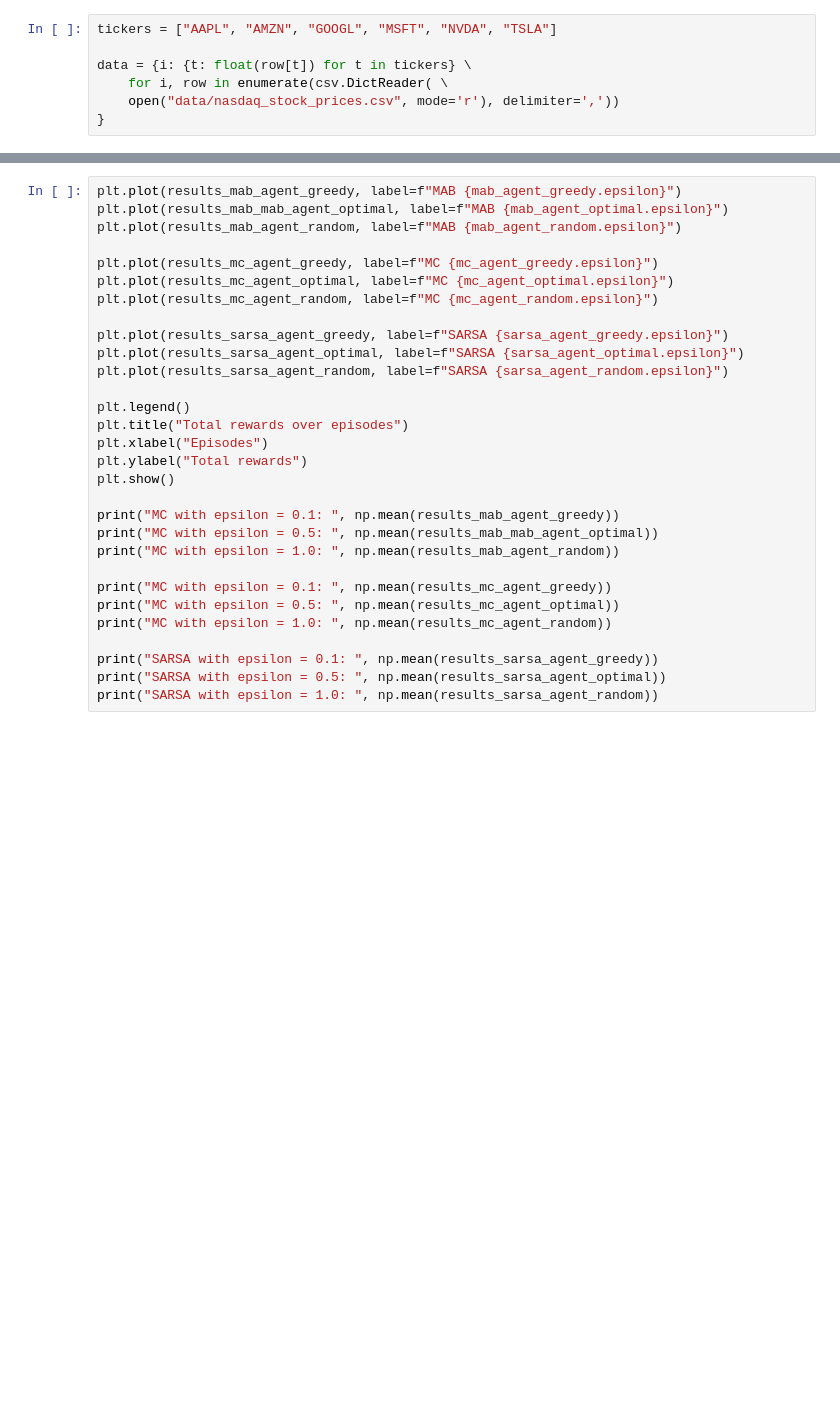
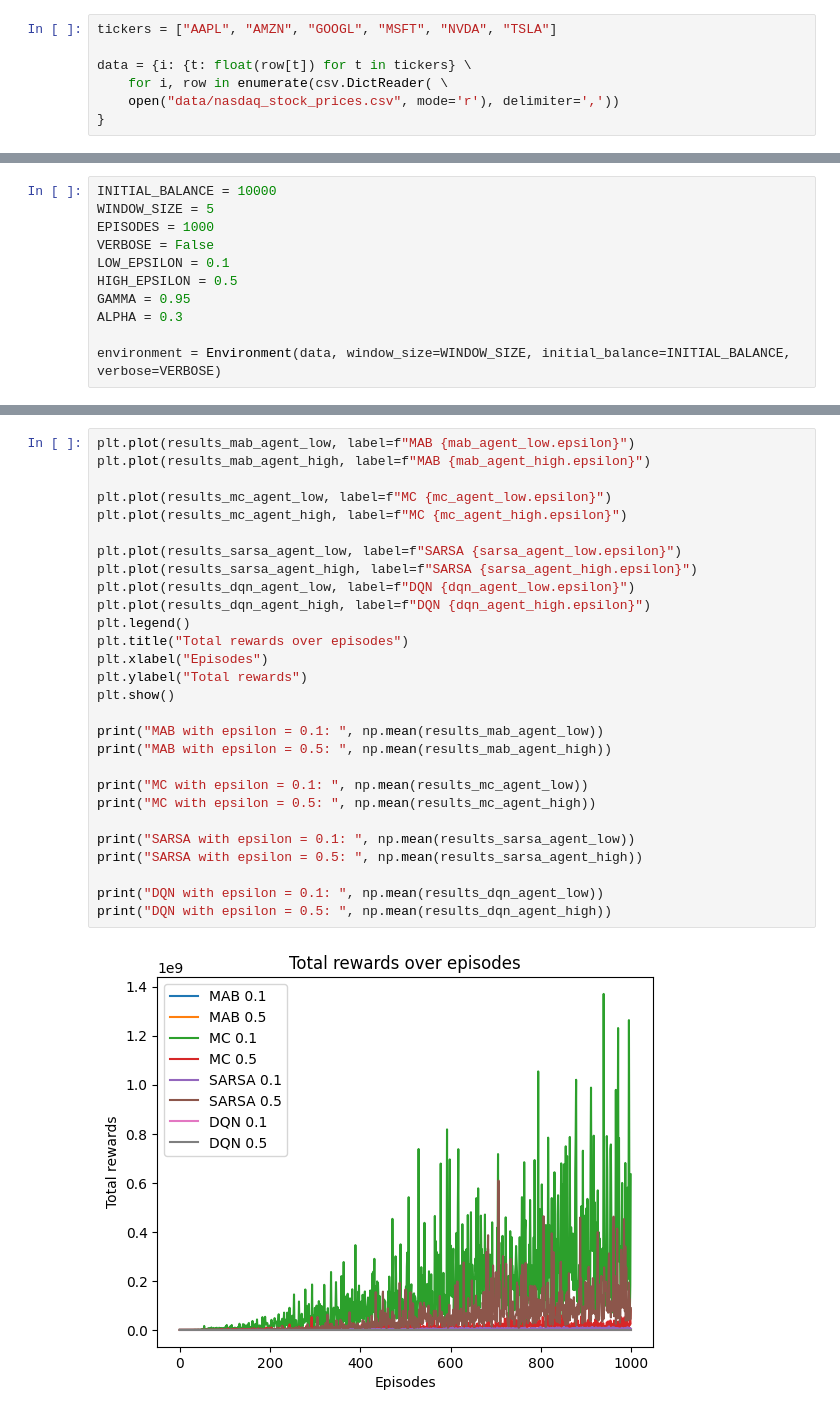
Before and after one commit to ethanbitan/RL-Project, a Jupyter notebook: rl-project.ipynb, the cells around one changed output, grey strips where cells are left out. Cells and saved outputs as stored; diff of their text form; blank space fills up the shorter version.

Commit message:
Adding DQN Agent

```diff
--- a/rl-project.ipynb
+++ b/rl-project.ipynb
@@ -30 +23,12 @@ training
+# %%
+INITIAL_BALANCE = 10000
+WINDOW_SIZE = 5
+EPISODES = 1000
+VERBOSE = False
+LOW_EPSILON = 0.1
+HIGH_EPSILON = 0.5
+GAMMA = 0.95
+ALPHA = 0.3
+
+environment = Environment(data, window_size=WINDOW_SIZE, initial_balance=INITIAL_BALANCE, verbose=VERBOSE)
 # %%
@@ -63,30 +58,30 @@ results_sarsa_agent_random = train_agent(sarsa_agent_random, environment, episod
 # %%
-plt.plot(results_mab_agent_greedy, label=f"MAB {mab_agent_greedy.epsilon}")
-plt.plot(results_mab_mab_agent_optimal, label=f"MAB {mab_agent_optimal.epsilon}")
-plt.plot(results_mab_agent_random, label=f"MAB {mab_agent_random.epsilon}")
+plt.plot(results_mab_agent_low, label=f"MAB {mab_agent_low.epsilon}")
+plt.plot(results_mab_agent_high, label=f"MAB {mab_agent_high.epsilon}")
 
-plt.plot(results_mc_agent_greedy, label=f"MC {mc_agent_greedy.epsilon}")
-plt.plot(results_mc_agent_optimal, label=f"MC {mc_agent_optimal.epsilon}")
-plt.plot(results_mc_agent_random, label=f"MC {mc_agent_random.epsilon}")
+plt.plot(results_mc_agent_low, label=f"MC {mc_agent_low.epsilon}")
+plt.plot(results_mc_agent_high, label=f"MC {mc_agent_high.epsilon}")
 
-plt.plot(results_sarsa_agent_greedy, label=f"SARSA {sarsa_agent_greedy.epsilon}")
-plt.plot(results_sarsa_agent_optimal, label=f"SARSA {sarsa_agent_optimal.epsilon}")
-plt.plot(results_sarsa_agent_random, label=f"SARSA {sarsa_agent_random.epsilon}")
-
+plt.plot(results_sarsa_agent_low, label=f"SARSA {sarsa_agent_low.epsilon}")
+plt.plot(results_sarsa_agent_high, label=f"SARSA {sarsa_agent_high.epsilon}")
+plt.plot(results_dqn_agent_low, label=f"DQN {dqn_agent_low.epsilon}")
+plt.plot(results_dqn_agent_high, label=f"DQN {dqn_agent_high.epsilon}")
 plt.legend()
 plt.title("Total rewards over episodes")
 plt.xlabel("Episodes")
 plt.ylabel("Total rewards")
 plt.show()
 
-print("MC with epsilon = 0.1: ", np.mean(results_mab_agent_greedy))
-print("MC with epsilon = 0.5: ", np.mean(results_mab_mab_agent_optimal))
-print("MC with epsilon = 1.0: ", np.mean(results_mab_agent_random))
+print("MAB with epsilon = 0.1: ", np.mean(results_mab_agent_low))
+print("MAB with epsilon = 0.5: ", np.mean(results_mab_agent_high))
 
-print("MC with epsilon = 0.1: ", np.mean(results_mc_agent_greedy))
-print("MC with epsilon = 0.5: ", np.mean(results_mc_agent_optimal))
-print("MC with epsilon = 1.0: ", np.mean(results_mc_agent_random))
+print("MC with epsilon = 0.1: ", np.mean(results_mc_agent_low))
+print("MC with epsilon = 0.5: ", np.mean(results_mc_agent_high))
 
-print("SARSA with epsilon = 0.1: ", np.mean(results_sarsa_agent_greedy))
-print("SARSA with epsilon = 0.5: ", np.mean(results_sarsa_agent_optimal))
-print("SARSA with epsilon = 1.0: ", np.mean(results_sarsa_agent_random))
+print("SARSA with epsilon = 0.1: ", np.mean(results_sarsa_agent_low))
+print("SARSA with epsilon = 0.5: ", np.mean(results_sarsa_agent_high))
+
+print("DQN with epsilon = 0.1: ", np.mean(results_dqn_agent_low))
+print("DQN with epsilon = 0.5: ", np.mean(results_dqn_agent_high))
+# %% [output]
+[figure, added]
```
Also changed, not shown: parts of 5 cells of this notebook, 5 other files.
